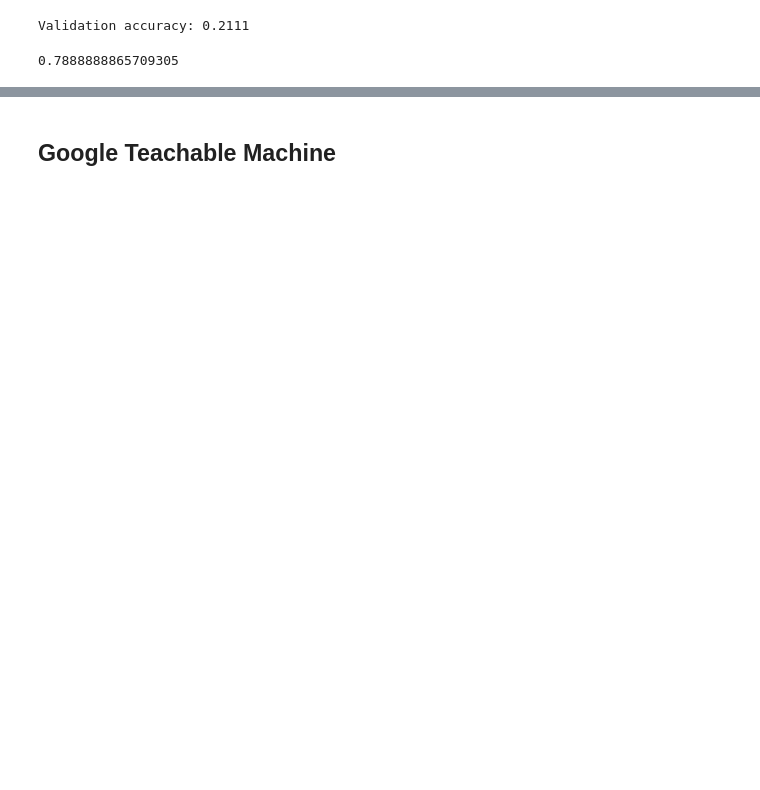
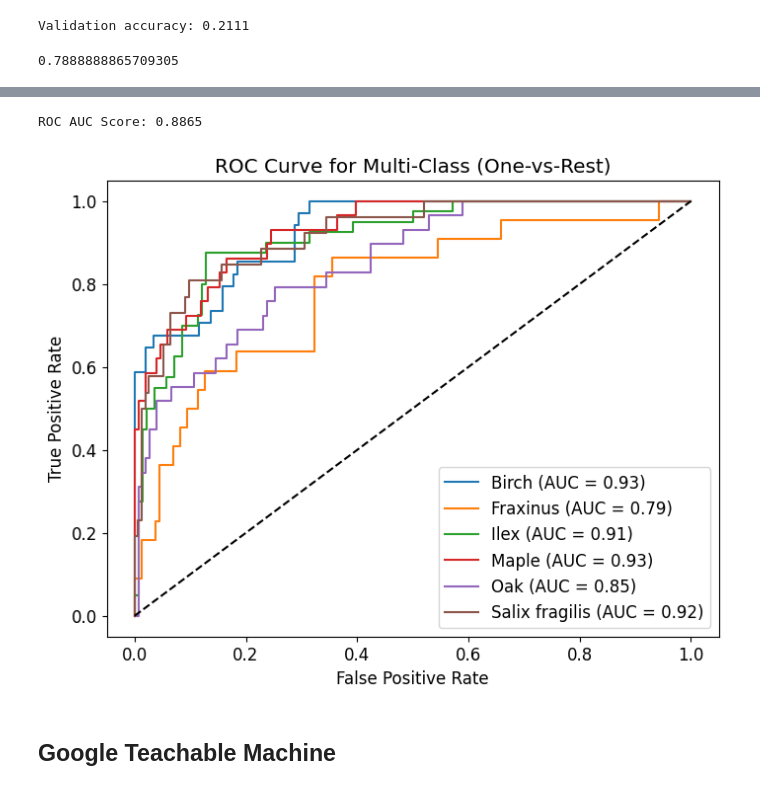
Before and after one commit to 16dina/BigDataProject, a Jupyter notebook: modelingrid.ipynb, the cells around one changed output, grey strips where cells are left out. Saved outputs shown, nothing was run; the diff lists cells and outputs as text; code cells hidden in the pictures; blank space fills up the shorter version.

```diff
--- a/modelingrid.ipynb
+++ b/modelingrid.ipynb
@@ -78,0 +85,5 @@ print(accuracy)
+# %%
+model = load_learner('./export.pkl')
+# %%
+valid_dl = dls.valid
+preds, targets = model.get_preds(dl=valid_dl)
@@ -78,0 +94,5 @@ print(accuracy)
+# %%
+y_true = targets
+
+preds, _ = model.get_preds(dl=valid_dl)
+y_score = preds.numpy()
@@ -79,3 +101,47 @@ print(accuracy)
+# %%
+roc_auc = roc_auc_score(y_true, y_score, average='macro', multi_class='ovr')
+print(f"ROC AUC Score: {roc_auc:.4f}")
+# %% [output]
+ROC AUC Score: 0.8865
+# %%
+n_classes = 6
+
+class_fpr = dict()
+class_tpr = dict()
+class_auc = dict()
+
+class_names = {
+    0: 'Birch',
+    1: 'Fraxinus',
+    2: 'Ilex',
+    3: 'Maple',
+    4: 'Oak',
+    5: 'Salix fragilis'
+}
+
+for i in range(n_classes):
+    class_preds = preds[:, i]
+    fpr, tpr, _ = roc_curve(targets == i, class_preds)
+    class_fpr[i] = fpr
+    class_tpr[i] = tpr
+    class_auc[i] = auc(fpr, tpr)
+
+import matplotlib.pyplot as plt
+
+plt.figure(figsize=(8, 6))
+
+for i in range(n_classes):
+    class_label = class_names[i] if i in class_names else f'Class {i}'
+    plt.plot(class_fpr[i], class_tpr[i], label=f'{class_label} (AUC = {class_auc[i]:.2f})')
+
+plt.plot([0, 1], [0, 1], 'k--')
+plt.xlabel('False Positive Rate')
+plt.ylabel('True Positive Rate')
+plt.title('ROC Curve for Multi-Class (One-vs-Rest)')
+plt.legend()
+plt.show()
+# %% [output]
+[figure, added]
 # %% [markdown]
 ## Google Teachable Machine
 # %% [markdown]
```
Also changed, not shown: parts of 10 cells of this notebook, 1 other file.
